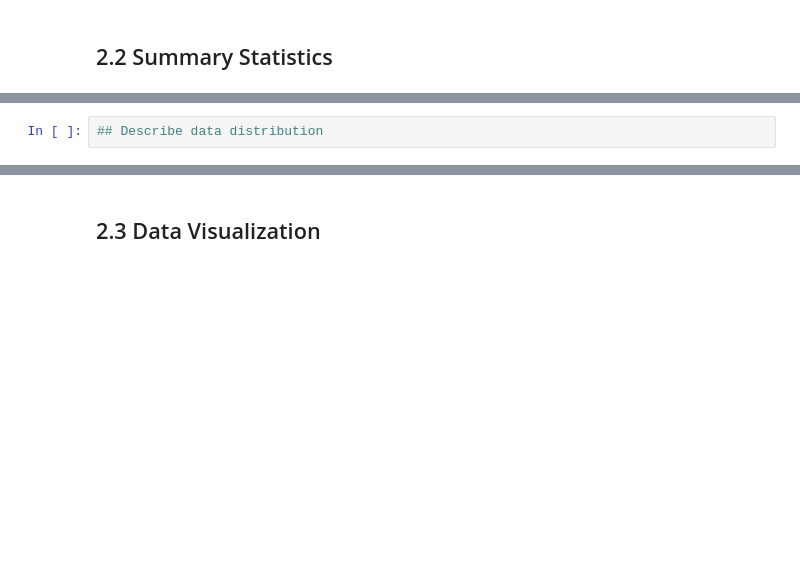
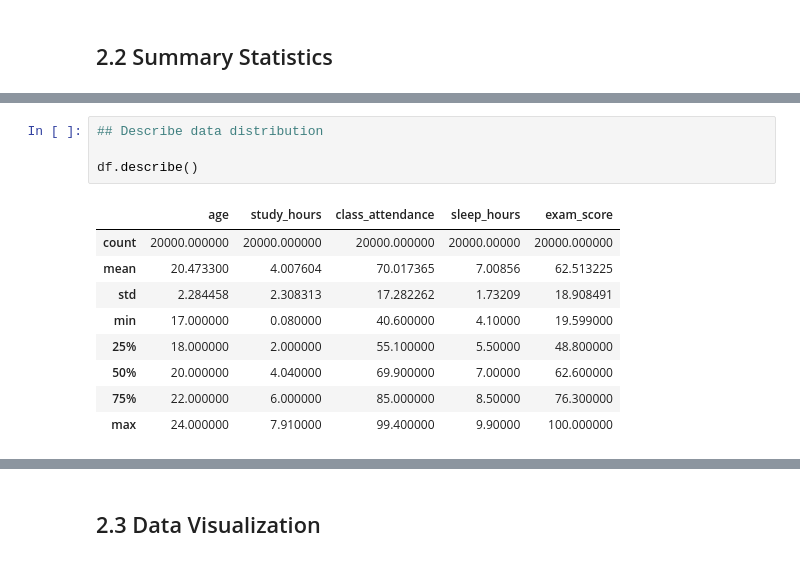
Before and after one commit to Ethan-Ang/MLDP_Ethan_2402348C, a Jupyter notebook: Ethan_Ang_2402348C.ipynb, the cells around one changed output, grey strips where cells are left out. Cells and saved outputs as stored; diff of their text form; blank space fills up the shorter version.

```diff
--- a/Ethan_Ang_2402348C.ipynb
+++ b/Ethan_Ang_2402348C.ipynb
@@ -107,2 +154,14 @@ I have determined that these factors affect exam_score.
 # %%
 ## Describe data distribution
+
+df.describe()
+# %% [output]
+|  | age | study_hours | class_attendance | sleep_hours | exam_score |
+| count | 20000.000000 | 20000.000000 | 20000.000000 | 20000.00000 | 20000.000000 |
+| mean | 20.473300 | 4.007604 | 70.017365 | 7.00856 | 62.513225 |
+| std | 2.284458 | 2.308313 | 17.282262 | 1.73209 | 18.908491 |
+| min | 17.000000 | 0.080000 | 40.600000 | 4.10000 | 19.599000 |
+| 25% | 18.000000 | 2.000000 | 55.100000 | 5.50000 | 48.800000 |
+| 50% | 20.000000 | 4.040000 | 69.900000 | 7.00000 | 62.600000 |
+| 75% | 22.000000 | 6.000000 | 85.000000 | 8.50000 | 76.300000 |
+| max | 24.000000 | 7.910000 | 99.400000 | 9.90000 | 100.000000 |
```
Also changed, not shown: parts of 5 cells of this notebook.
